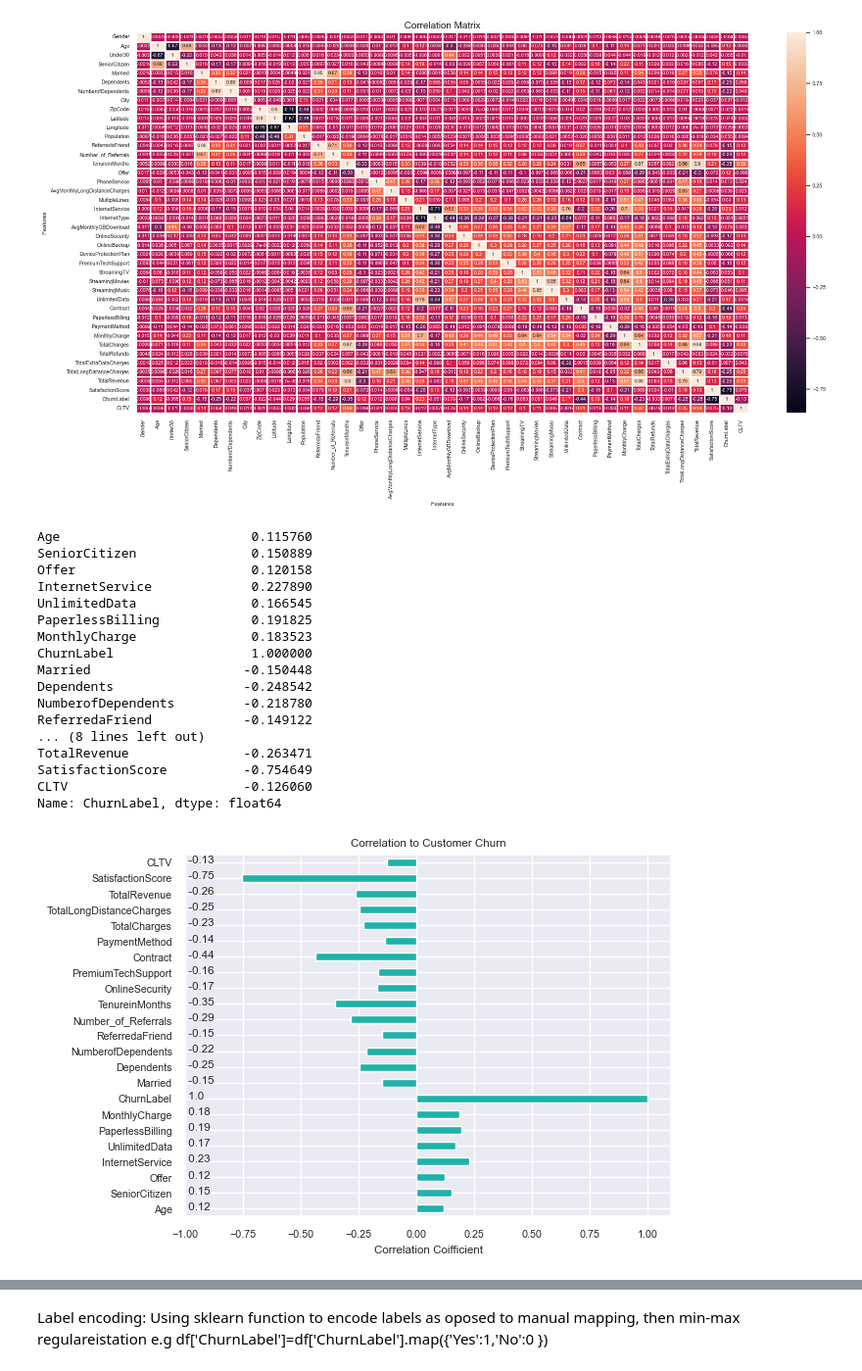
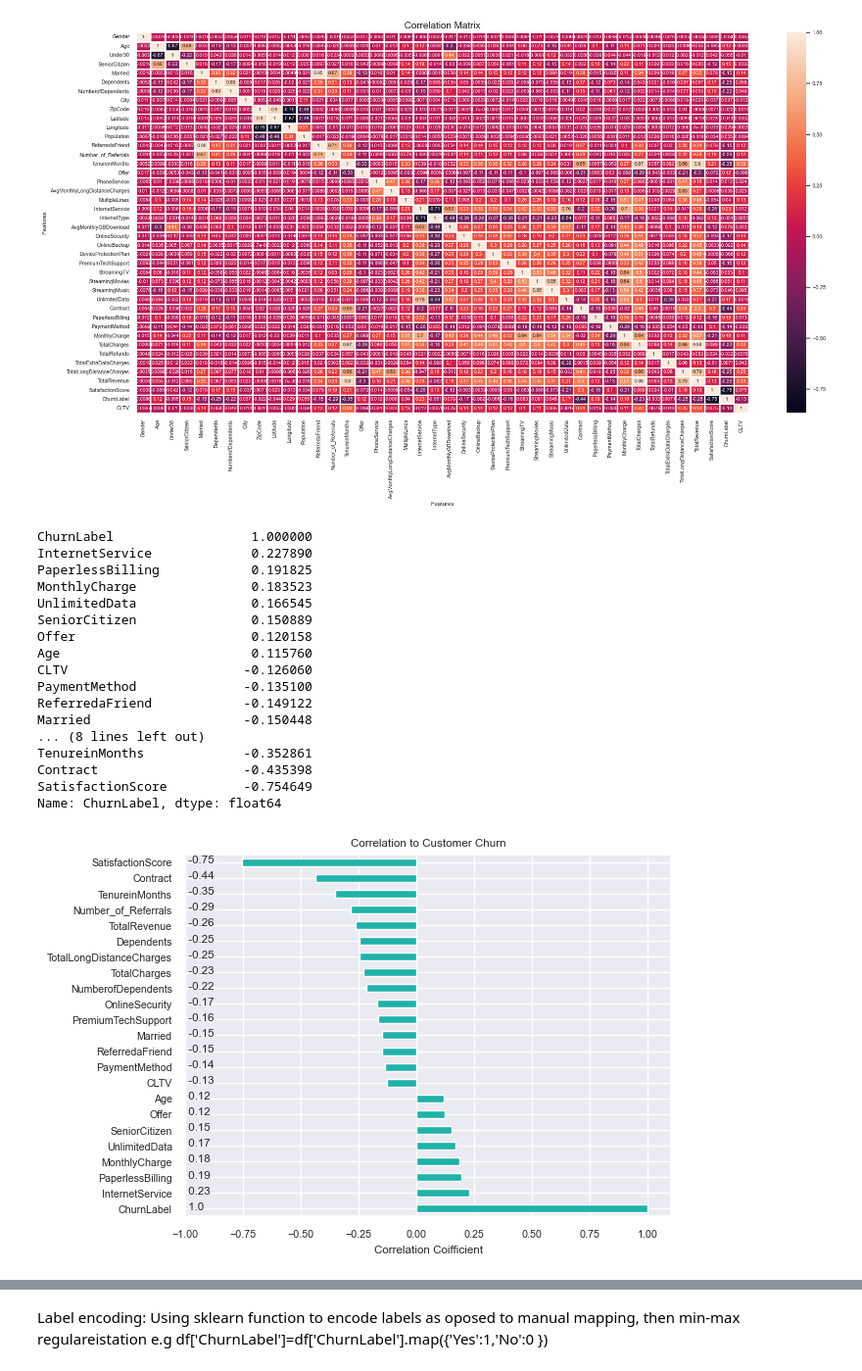
Before and after one commit to isNokuthula/FinalProj, a Jupyter notebook: FP copy 2.ipynb, the cells around one changed output, grey strips where cells are left out. Shown at 98% size. Drawn from its saved outputs; the diff is of its cells as text; code cells hidden in the pictures.

```diff
--- a/FP copy 2.ipynb
+++ b/FP copy 2.ipynb
@@ -182,0 +260,10 @@ plt.subplots_adjust(top=0.9, wspace=0.4, hspace=0.4)
+# %%
+table = pd.crosstab(df['ChurnLabel'], df['ChurnLabel'].count() )
+ax= table.plot.bar(rot=0, color='slategrey' )
+ax.get_legend().remove()
+
+ax.set_xlabel('Review (0-No, 1-Yes)')
+ax.set_title('Target Labels')
+ax.set_ylim(0,7000)
+for p in ax.patches:
+    ax.annotate(""+str(round(p.get_height())) +' ('+str((round(p.get_height()/ df['ChurnLabel'].count()*100)) )+'%)', (p.get_x()+0.1, p.get_height()+p.get_height()*0.04))
@@ -242,11 +338,14 @@ cData.describe()
 | 75% | 1.000000 | 0.672131 | 0.000000 | 0.000000 | 1.000000 | 0.000000 | 0.000000 | 0.772851 | 0.726769 | ... |
 | max | 1.000000 | 1.000000 | 1.000000 | 1.000000 | 1.000000 | 1.000000 | 1.000000 | 1.000000 | 1.000000 | ... |
 8 rows × 46 columns
+# %%
+#remove as they relate to churn and will affect model
+cData=cData.drop(['ChurnCategory', 'ChurnReason', 'ChurnScore', 'CustomerStatus'], axis=1)
 # %% [markdown]
 <h1>Feature Selection
 # %%
-cDataCorr = cData.drop(['ChurnReason', 'CustomerStatus', 'ChurnScore','ChurnCategory'], axis=1)
-corr = cDataCorr.corr(method = 'pearson')
+#use cleaned data to calculate correlation
+corr = cData.corr(method = 'pearson')
 sns.set(font_scale=0.7)
 fig, ax = plt.subplots(figsize=(20, 10))
 sns.heatmap(corr, annot=True, annot_kws={"size": 7}, linewidths=.9, ax=ax)
@@ -258,43 +357,45 @@ plt.show()
 # %% [output]
 [figure]
 # %%
+#Select corr for churn label
 corrlist = corr['ChurnLabel']
 nan_feats = np.isnan(corrlist)
 a_no_nan = corrlist[~nan_feats]
+corrlist=corrlist.sort_values(ascending=False)
 #find alternate way to do this
 nnl = corrlist[corrlist>0.1]
 nnh = corrlist[corrlist<-0.1]
-#nn=corrlist.sort_values(ascending=True)
+
 #np.sort(a_no_nan)
-nn=pd.concat([nnl, nnh])
-nn
+relCorrList=pd.concat([nnl, nnh])
+relCorrList
 # %% [output]
-Age                         0.115760
+ChurnLabel                  1.000000
+InternetService             0.227890
+PaperlessBilling            0.191825
+MonthlyCharge               0.183523
+UnlimitedData               0.166545
 SeniorCitizen               0.150889
 Offer                       0.120158
-InternetService             0.227890
-UnlimitedData               0.166545
-PaperlessBilling            0.191825
-MonthlyCharge               0.183523
-ChurnLabel                  1.000000
+Age                         0.115760
+CLTV                       -0.126060
+PaymentMethod              -0.135100
+ReferredaFriend            -0.149122
 Married                    -0.150448
-Dependents                 -0.248542
-NumberofDependents         -0.218780
-ReferredaFriend            -0.149122
 ... (8 lines left out)
-TotalRevenue               -0.263471
+TenureinMonths             -0.352861
+Contract                   -0.435398
 SatisfactionScore          -0.754649
-CLTV                       -0.126060
 Name: ChurnLabel, dtype: float64
 # %%
-table = nn
+table = relCorrList
 ax=table.plot.barh(stacked=False, color='lightseagreen')
 #ax.get_legend().remove()
 ax.set_xlabel('Correlation Coifficient')
 ax.set_title('Correlation to Customer Churn')
 ax.set_xlim(-1,1.1)
 for p in ax.patches:
     ax.annotate(" "+str(round(p.get_width(),2)), (-1, p.get_y()+0.2))
 # %% [output]
-[figure, old version]
+[figure, new version]
 # %%
```
Also changed, not shown: parts of 143 cells of this notebook.
